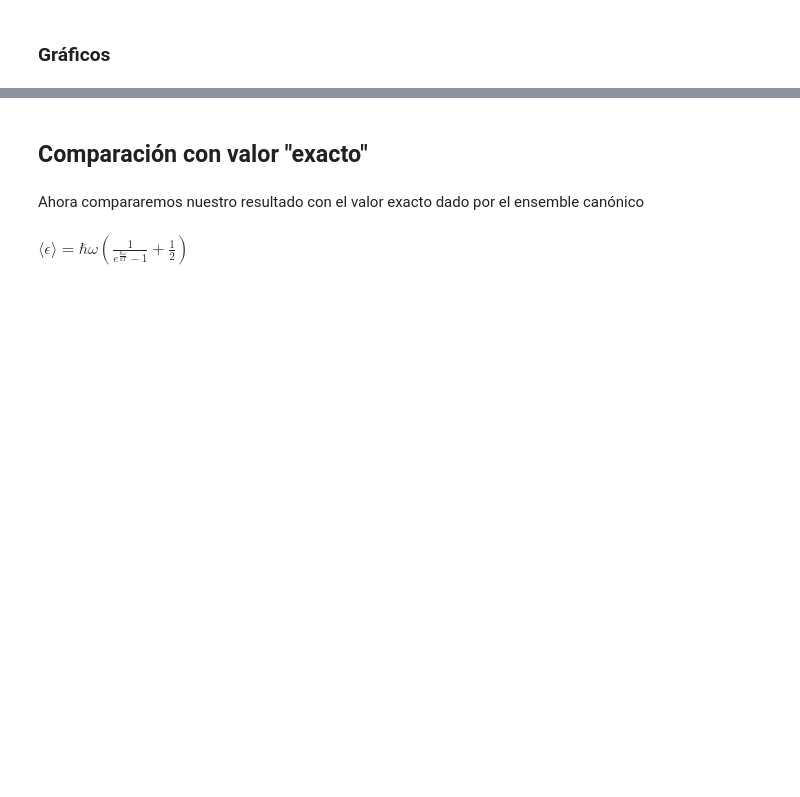
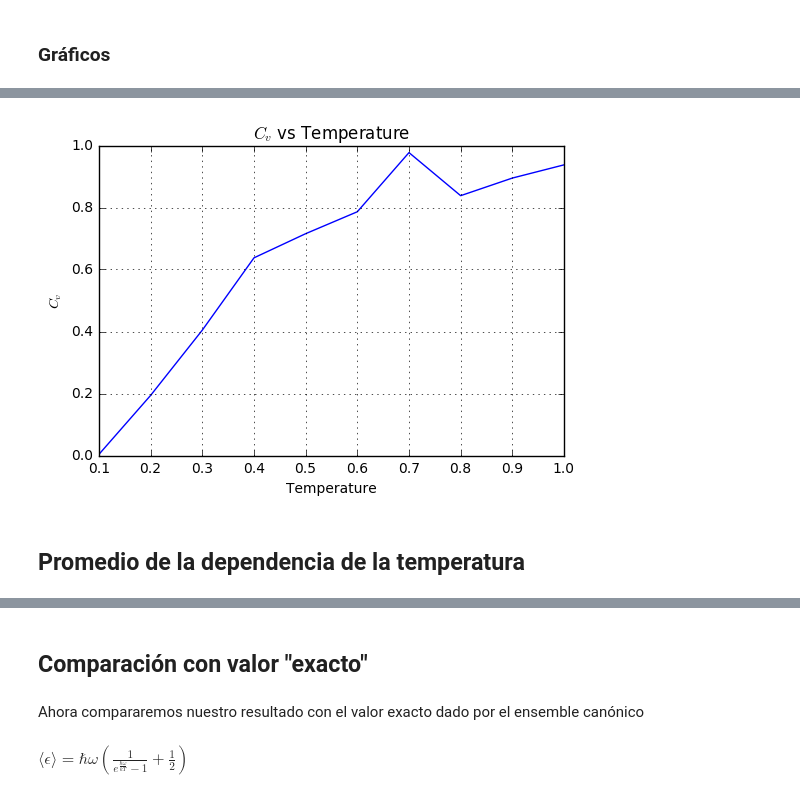
Before and after one commit to MilanUngerer/Monte_Carlo, a Jupyter notebook: MONTE_CARLO.ipynb, the cells around one changed output, grey strips where cells are left out. Cells and saved outputs as stored; diff of their text form; code cells hidden in the pictures; blank space fills up the shorter version.

```diff
--- a/MONTE_CARLO.ipynb
+++ b/MONTE_CARLO.ipynb
@@ -132,0 +140,12 @@ El valor del ultimo MCS es: 10659.7000133
+# %%
+#plt.ticklabel_format(style='sci', axis='x', scilimits=(0,0))
+plt.plot(Temp, Cv, c='blue')
+plt.ylabel(r'$C_v$')
+plt.xlabel('Temperature')
+plt.title(r'$C_v$ vs Temperature')
+plt.grid(True)
+plt.show()
+# %% [output]
+[figure, added]
+# %% [markdown]
+## Promedio de la dependencia de la temperatura
```
Also changed, not shown: parts of 20 cells of this notebook, 2 other files.
